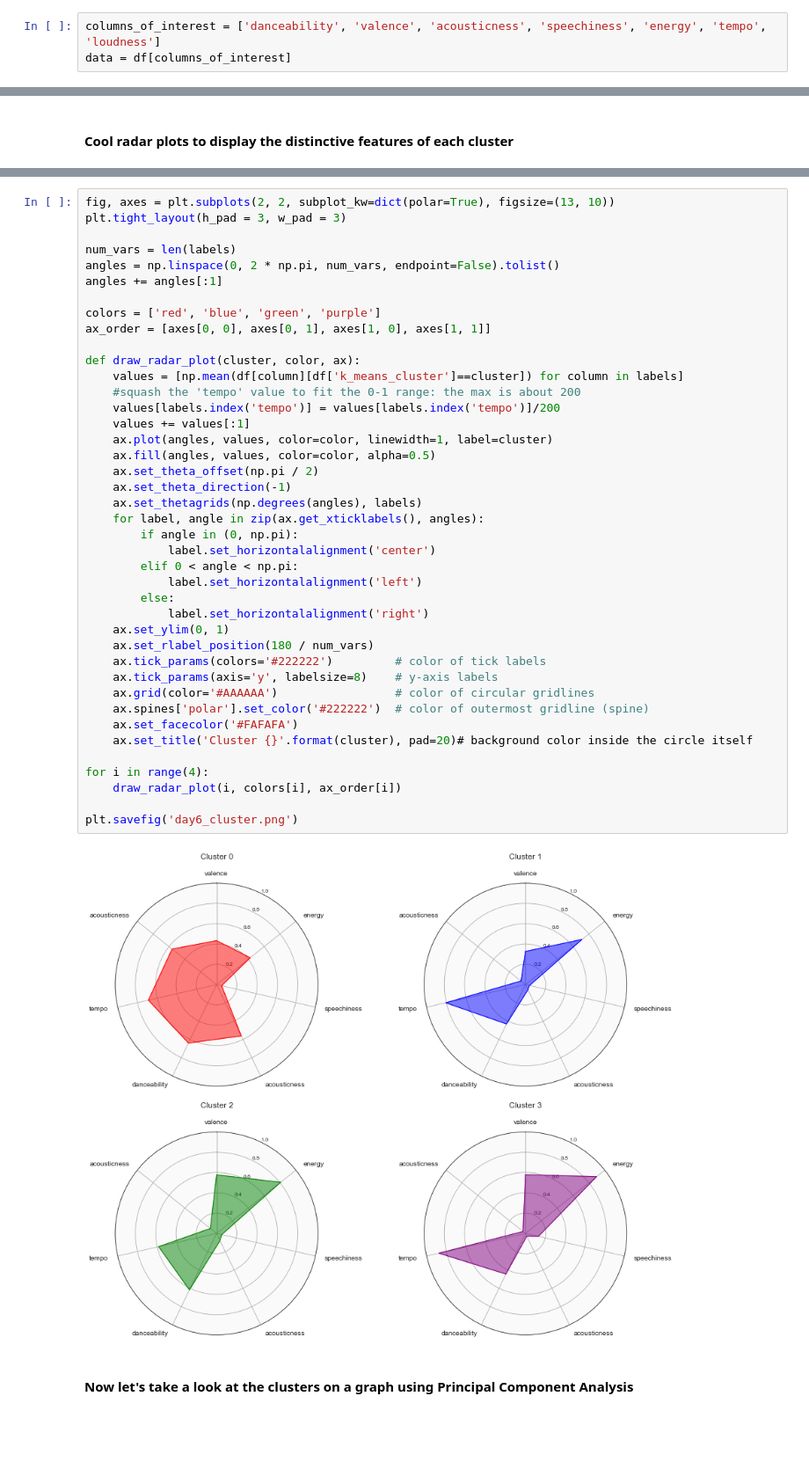
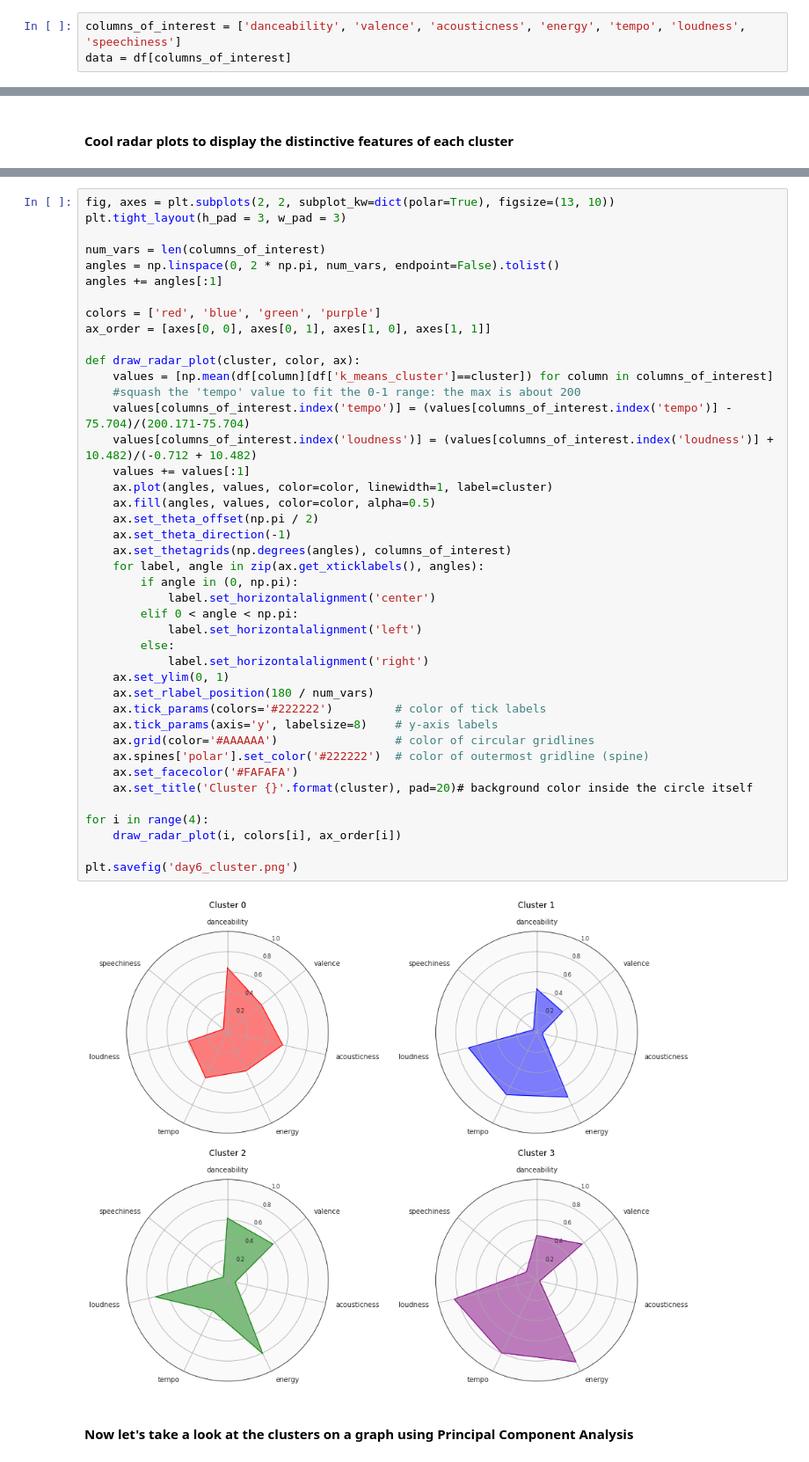
Before and after one commit to sahar-sami/day6_spotify, a Jupyter notebook: Day6 Data Analysis.ipynb, the cells around one changed output, grey strips where cells are left out. Shown at 88% size. Drawn from its saved outputs; the diff is of its cells as text; blank space fills up the shorter version.

```diff
--- a/Day6 Data Analysis.ipynb
+++ b/Day6 Data Analysis.ipynb
@@ -203,5 +201,5 @@ sns.heatmap(df.corr())
 # %%
-columns_of_interest = ['danceability', 'valence', 'acousticness', 'speechiness', 'energy', 'tempo', 'loudness']
+columns_of_interest = ['danceability', 'valence', 'acousticness', 'energy', 'tempo', 'loudness', 'speechiness']
 data = df[columns_of_interest]
 # %%
 from sklearn.preprocessing import MinMaxScaler
@@ -291,7 +285,7 @@ df.groupby('k_means_cluster').mean()
 fig, axes = plt.subplots(2, 2, subplot_kw=dict(polar=True), figsize=(13, 10))
 plt.tight_layout(h_pad = 3, w_pad = 3)
 
-num_vars = len(labels)
+num_vars = len(columns_of_interest)
 angles = np.linspace(0, 2 * np.pi, num_vars, endpoint=False).tolist()
 angles += angles[:1]
 
@@ -299,37 +293,38 @@ colors = ['red', 'blue', 'green', 'purple']
 ax_order = [axes[0, 0], axes[0, 1], axes[1, 0], axes[1, 1]]
 
 def draw_radar_plot(cluster, color, ax):
-    values = [np.mean(df[column][df['k_means_cluster']==cluster]) for column in labels]
+    values = [np.mean(df[column][df['k_means_cluster']==cluster]) for column in columns_of_interest]
     #squash the 'tempo' value to fit the 0-1 range: the max is about 200
-    values[labels.index('tempo')] = values[labels.index('tempo')]/200
+    values[columns_of_interest.index('tempo')] = (values[columns_of_interest.index('tempo')] - 75.704)/(200.171-75.704)
+    values[columns_of_interest.index('loudness')] = (values[columns_of_interest.index('loudness')] + 10.482)/(-0.712 + 10.482)
     values += values[:1]
     ax.plot(angles, values, color=color, linewidth=1, label=cluster)
     ax.fill(angles, values, color=color, alpha=0.5)
     ax.set_theta_offset(np.pi / 2)
     ax.set_theta_direction(-1)
-    ax.set_thetagrids(np.degrees(angles), labels)
+    ax.set_thetagrids(np.degrees(angles), columns_of_interest)
     for label, angle in zip(ax.get_xticklabels(), angles):
         if angle in (0, np.pi):
             label.set_horizontalalignment('center')
         elif 0 < angle < np.pi:
             label.set_horizontalalignment('left')
         else:
             label.set_horizontalalignment('right')
     ax.set_ylim(0, 1)
     ax.set_rlabel_position(180 / num_vars)
     ax.tick_params(colors='#222222')         # color of tick labels
     ax.tick_params(axis='y', labelsize=8)    # y-axis labels
     ax.grid(color='#AAAAAA')                 # color of circular gridlines
     ax.spines['polar'].set_color('#222222')  # color of outermost gridline (spine)
     ax.set_facecolor('#FAFAFA')
     ax.set_title('Cluster {}'.format(cluster), pad=20)# background color inside the circle itself
 
 for i in range(4):
     draw_radar_plot(i, colors[i], ax_order[i])
 
 plt.savefig('day6_cluster.png')
 # %% [output]
-[figure, old version]
+[figure, new version]
 # %% [markdown]
 #### Now let's take a look at the clusters on a graph using Principal Component Analysis
 # %%
```
Also changed, not shown: parts of 15 cells of this notebook.
